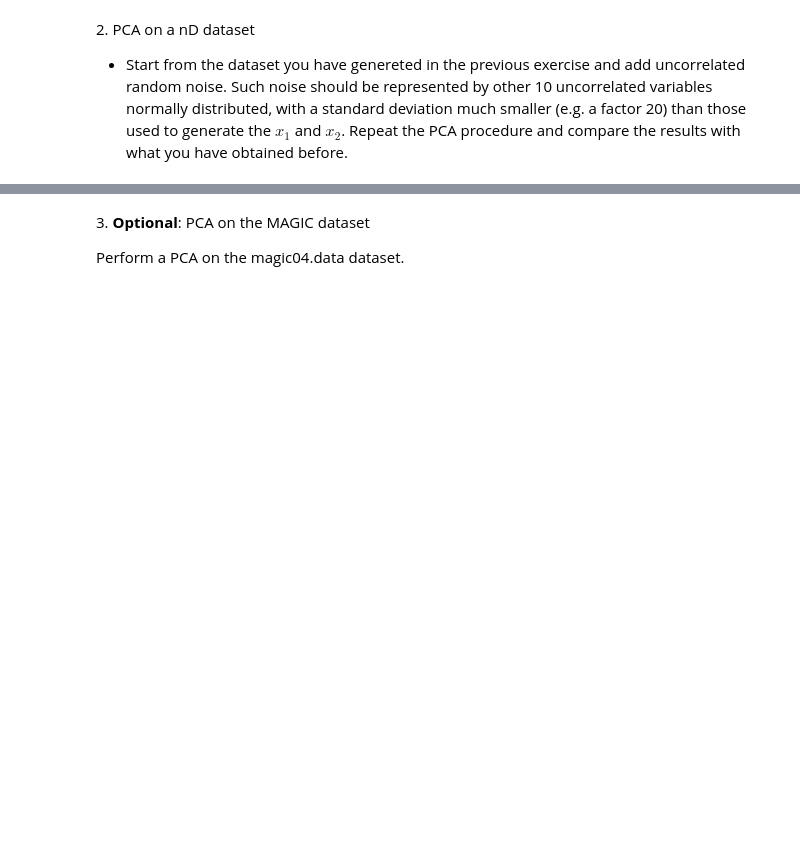
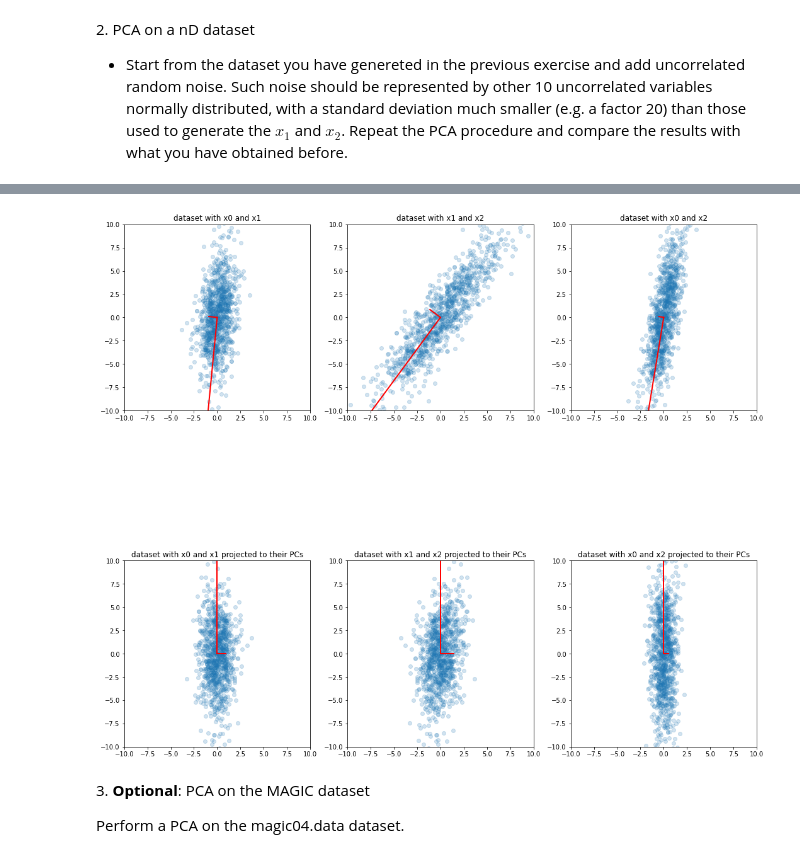
Before and after one commit to davidecolussi/HighLevelProgramming2021, a Jupyter notebook: 10ex_algebra.ipynb, the cells around one changed output, grey strips where cells are left out. Cells and saved outputs as stored; diff of their text form; code cells hidden in the pictures; blank space fills up the shorter version.

```diff
--- a/10ex_algebra.ipynb
+++ b/10ex_algebra.ipynb
@@ -171,3 +171,16 @@ for li,vi in zip(l13,np.diag([1]*len(l12))):
 2\. PCA on a nD dataset
 
 * Start from the dataset you have genereted in the previous exercise and add uncorrelated random noise. Such noise should be represented by other 10 uncorrelated variables normally distributed, with a standard deviation much smaller (e.g. a factor 20) than those used to generate the $x_1$ and $x_2$. Repeat the PCA procedure and compare the results with what you have obtained before.
+# %%
+#define the noise matrix composed by 10 column ad n rows
+sigma = 1/20
+
+N = np.random.normal(loc=0,scale=sigma,size=(n,10)) #create nx10 noise matrix
+
+#concatenate this matrix to the right of the matrix containing original data
+old_A = A
+A = np.hstack((A,N))
+
+print("Original data matrix shape:",old_A.shape)
+print("Random noise matrix shape:",N.shape)
+print("Original data matrix with added noise uncorrelated variables shape:",A.shape)
@@ -174,3 +243,81 @@ for li,vi in zip(l13,np.diag([1]*len(l12))):
+# %%
+#calculating covariance matrixes and their eigenvectors/eigenvalues for just the first three dimension pairs
+
+A12 = A[:,0:2] #taking different column pairs from original data
+A23 = A[:,1:3]
+A13 = A[:,0:3:2]
+
+cov12 = np.cov(A12.T)
+l12,V12 = la.eig(cov12)
+l12 = np.real_if_close(l12)
+
+cov23 = cov12 = np.cov(A23.T)
+l23,V23 = la.eig(cov23)
+l23 = np.real_if_close(l23)
+
+cov13 = np.cov(A13.T)
+l13,V13 = la.eig(cov13)
+l13 = np.real_if_close(l13)
+
+
+#projecting data on the eigenvectors for all the dimension pairs
+projected_data12 = np.dot(A12,V12)
+projected_data23 = np.dot(A23,V23)
+projected_data13 = np.dot(A13,V13)
+
+
+#setting up all plots
+fig, ((ax1,ax2,ax3),(ax4,ax5,ax6)) = plt.subplots(2,3,figsize=(18,18))
+axis_limits = [-10,10,-10,10]
+scale_factor = 1 #just for plotting
+
+#plotting original dataset in all three dimensions
+ax1.axis(axis_limits)
+ax1.set_aspect('equal')
+ax1.set_title('dataset with x0 and x1')
+ax1.scatter(A[:,0],A[:,1],alpha=0.2)
+for li,vi in zip(l12,V12.T):
+    ax1.plot([0,  scale_factor* li* vi[0]], [0,  scale_factor*li * vi[1]], lw=2,color='red')
+
+ax2.axis(axis_limits)
+ax2.set_aspect('equal')
+ax2.set_title('dataset with x1 and x2')
+ax2.scatter(A[:,1],A[:,2],alpha=0.2)
+for li,vi in zip(l23,V23.T):
+    ax2.plot([0,  scale_factor* li* vi[0]], [0,  scale_factor*li * vi[1]], lw=2,color='red')
+
+ax3.axis(axis_limits)
+ax3.set_aspect('equal')
+ax3.set_title('dataset with x0 and x2')
+ax3.scatter(A[:,0],A[:,2],alpha=0.2)
+for li,vi in zip(l13,V13.T):
+    ax3.plot([0,  scale_factor* li* vi[0]], [0,  scale_factor*li * vi[1]], lw=2,color='red')
+
+
+#plotting original data projected to their eigenvectors
+
+ax4.axis(axis_limits)
+ax4.set_aspect('equal')
+ax4.set_title('dataset with x0 and x1 projected to their PCs')
+ax4.scatter(projected_data12[:,0],projected_data12[:,1],alpha=0.2)
+for li,vi in zip(l12,np.diag([1]*len(l12))):
+    ax4.plot([0,  scale_factor* li* vi[0]], [0,  scale_factor*li * vi[1]], lw=2,color='red')
+
+ax5.axis(axis_limits)
+ax5.set_aspect('equal')
+ax5.set_title('dataset with x1 and x2 projected to their PCs')
+ax5.scatter(projected_data23[:,0],projected_data12[:,1],alpha=0.2)
+for li,vi in zip(l23,np.diag([1]*len(l12))):
+    ax5.plot([0,  scale_factor* li* vi[0]], [0,  scale_factor*li * vi[1]], lw=2,color='red')
+
+ax6.axis(axis_limits)
+ax6.set_aspect('equal')
+ax6.set_title('dataset with x0 and x2 projected to their PCs')
+ax6.scatter(projected_data13[:,0],projected_data13[:,1],alpha=0.2)
+for li,vi in zip(l13,np.diag([1]*len(l12))):
+    ax6.plot([0,  scale_factor* li* vi[0]], [0,  scale_factor*li * vi[1]], lw=2,color='red')
+# %% [output]
+[figure, added]
 # %% [markdown]
 3\. **Optional**: PCA on the MAGIC dataset
 
```
Also changed, not shown: parts of 4 cells of this notebook.
